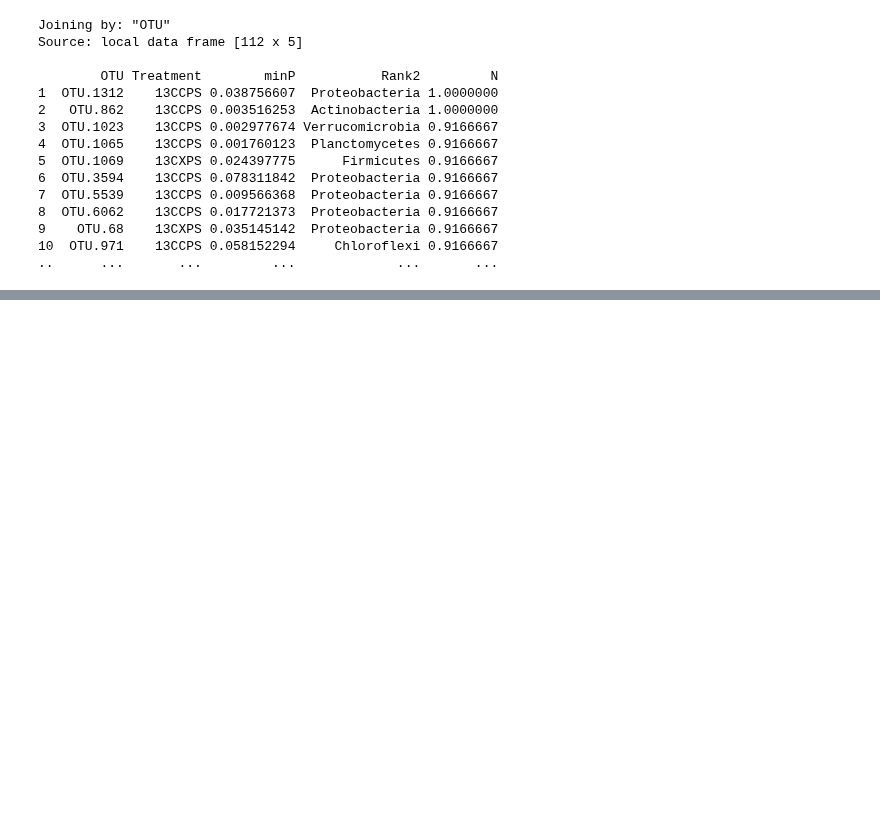
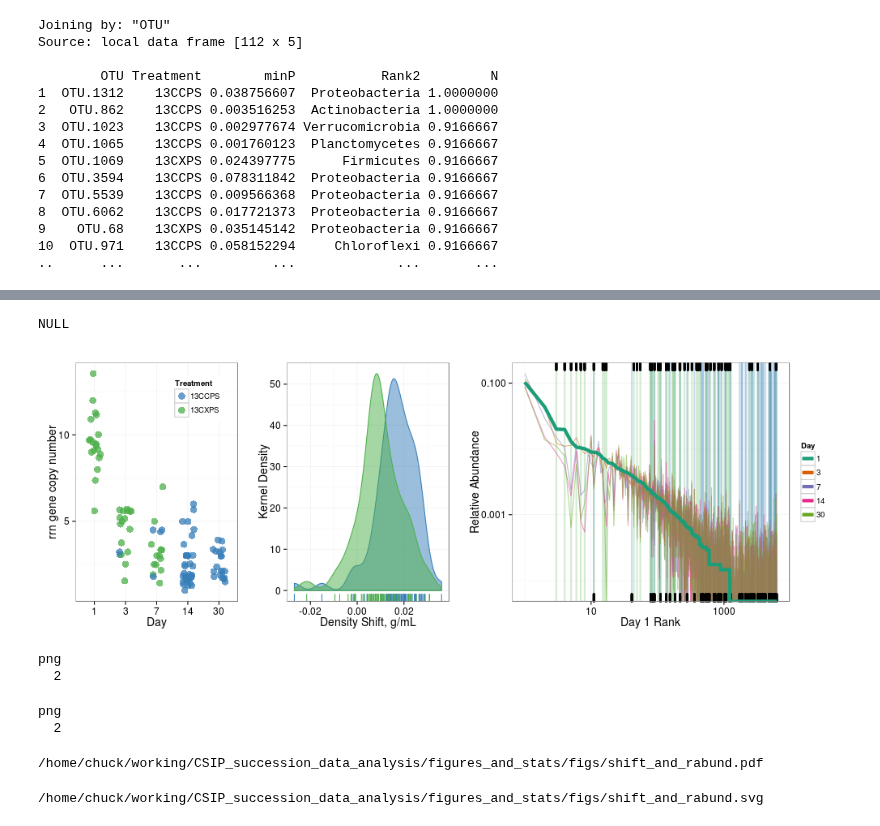
Before and after one commit to chuckpr/CSIP_succession_data_analysis, a Jupyter notebook: figures_and_stats/responder_info.ipynb, the cells around one changed output, grey strips where cells are left out. Drawn from its saved outputs; the diff is of its cells as text; code cells hidden in the pictures; blank space fills up the shorter version.

Commit message:
shift fig changes

```diff
--- a/figures_and_stats/responder_info.ipynb
+++ b/figures_and_stats/responder_info.ipynb
@@ -430,0 +472,31 @@ Source: local data frame [112 x 5]
+# %%
+%%R -w 1000 -h 350
+p.combined = grid.arrange(p.copy, p.shift, p.rabund, widths = c(1.5, 1.5, 2.75), ncol = 3)
+p.combined
+# %% [output]
+NULL
+[figure, added]
+# %%
+%%R
+pdf("figs/shift_and_rabund.pdf", w = 10, h = 4)
+grid.arrange(p.copy, p.shift, p.rabund, widths = c(1.5, 1.5, 2.75), ncol = 3)
+dev.off()
+# %% [output]
+png
+  2
+# %%
+%%R
+svg("figs/shift_and_rabund.svg", w = 12, h = 4)
+grid.arrange(p.copy, p.shift, p.rabund, widths = c(1.5, 1.5, 2.75), ncol = 3)
+dev.off()
+# %% [output]
+png
+  2
+# %%
+FileLink("figs/shift_and_rabund.pdf")
+# %% [output]
+/home/chuck/working/CSIP_succession_data_analysis/figures_and_stats/figs/shift_and_rabund.pdf
+# %%
+FileLink("figs/shift_and_rabund.svg")
+# %% [output]
+/home/chuck/working/CSIP_succession_data_analysis/figures_and_stats/figs/shift_and_rabund.svg
```
Also changed, not shown: parts of 11 cells of this notebook, 2 other files.
